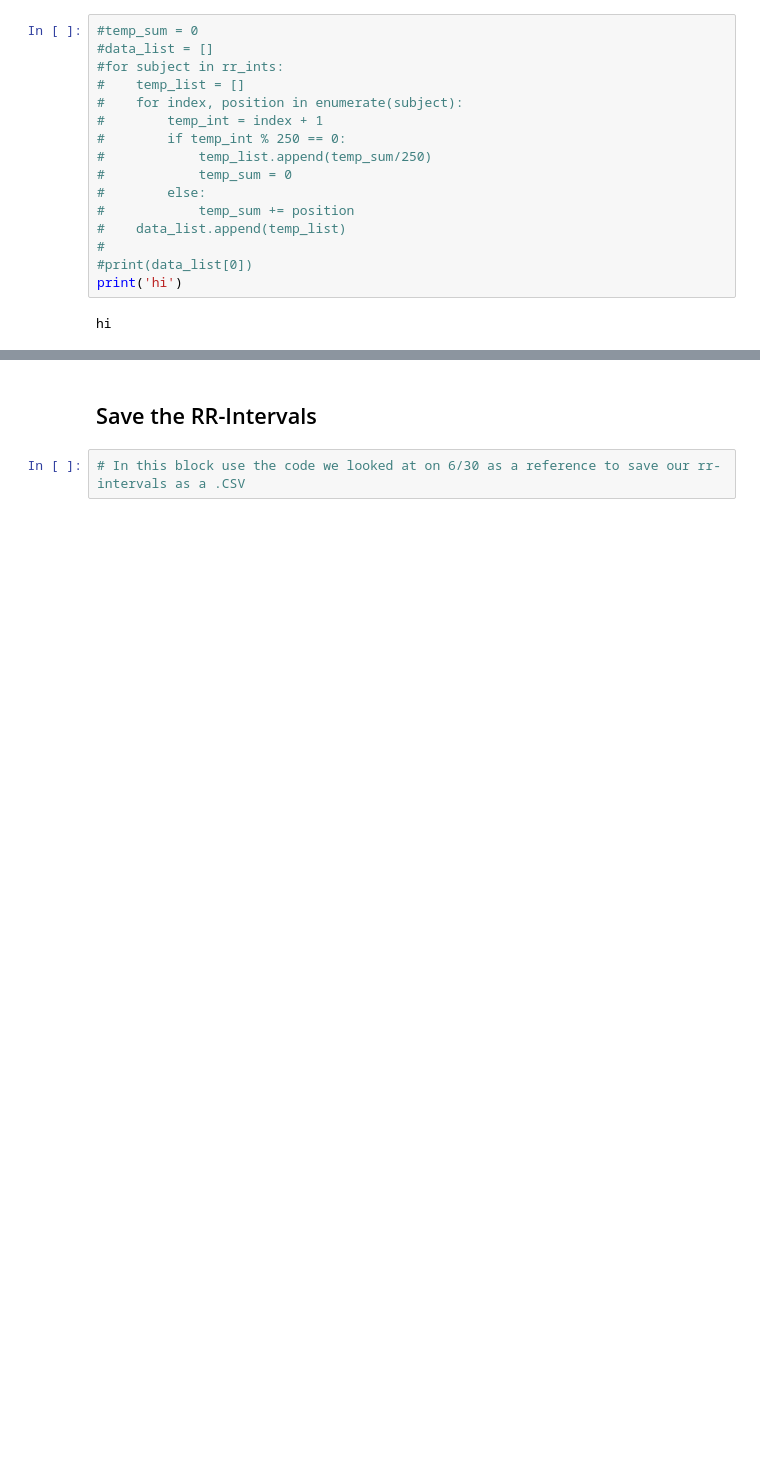
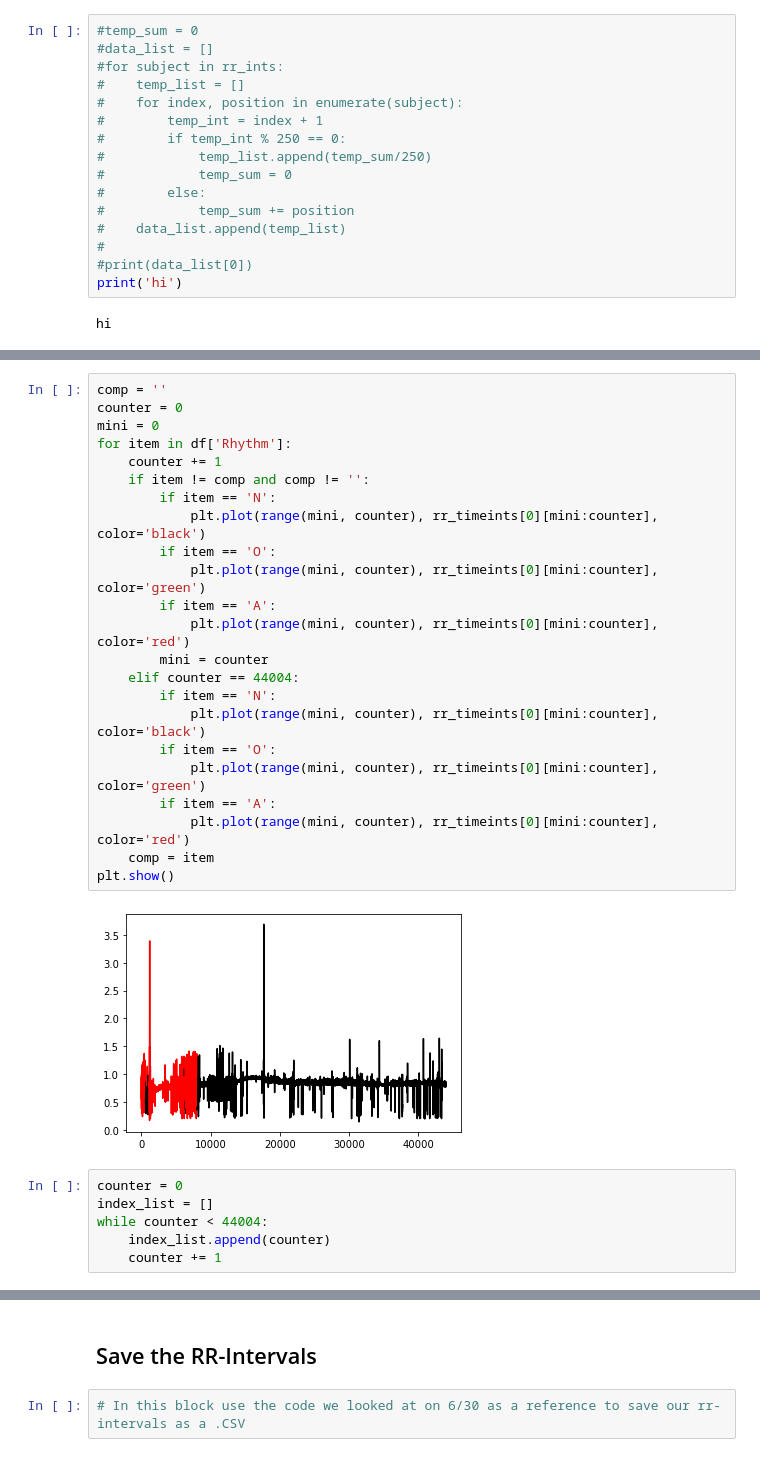
Before and after one commit to NNLUliskey/svsm_ml_2022, a Jupyter notebook: work_6_29.ipynb, the cells around one changed output, grey strips where cells are left out. Drawn from its saved outputs; the diff is of its cells as text; blank space fills up the shorter version.

```diff
--- a/work_6_29.ipynb
+++ b/work_6_29.ipynb
@@ -176,0 +157,31 @@ plt.show()
+# %%
+comp = ''
+counter = 0
+mini = 0
+for item in df['Rhythm']:
+    counter += 1
+    if item != comp and comp != '':
+        if item == 'N':
+            plt.plot(range(mini, counter), rr_timeints[0][mini:counter], color='black')
+        if item == 'O':
+            plt.plot(range(mini, counter), rr_timeints[0][mini:counter], color='green')
+        if item == 'A':
+            plt.plot(range(mini, counter), rr_timeints[0][mini:counter], color='red')
+        mini = counter
+    elif counter == 44004:
+        if item == 'N':
+            plt.plot(range(mini, counter), rr_timeints[0][mini:counter], color='black')
+        if item == 'O':
+            plt.plot(range(mini, counter), rr_timeints[0][mini:counter], color='green')
+        if item == 'A':
+            plt.plot(range(mini, counter), rr_timeints[0][mini:counter], color='red')
+    comp = item
+plt.show()
+# %% [output]
+[figure, added]
+# %%
+counter = 0
+index_list = []
+while counter < 44004:
+    index_list.append(counter)
+    counter += 1
```
Also changed, not shown: parts of 9 cells of this notebook.
